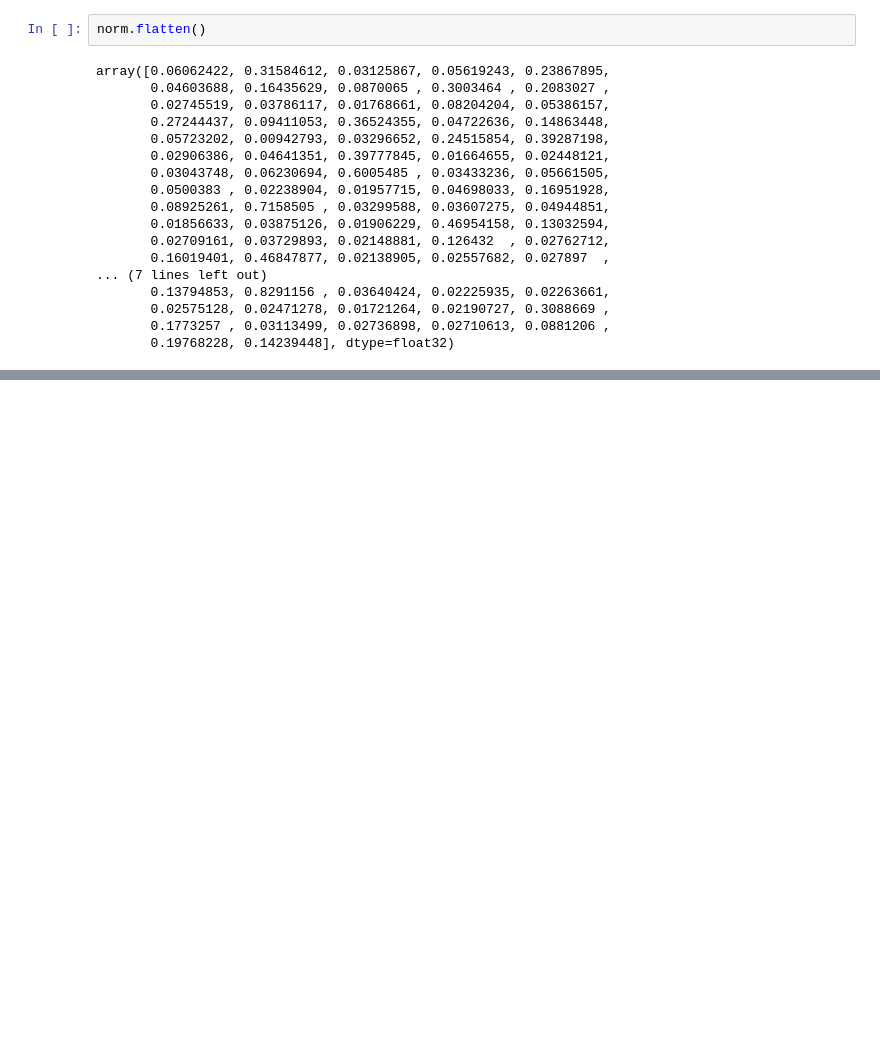
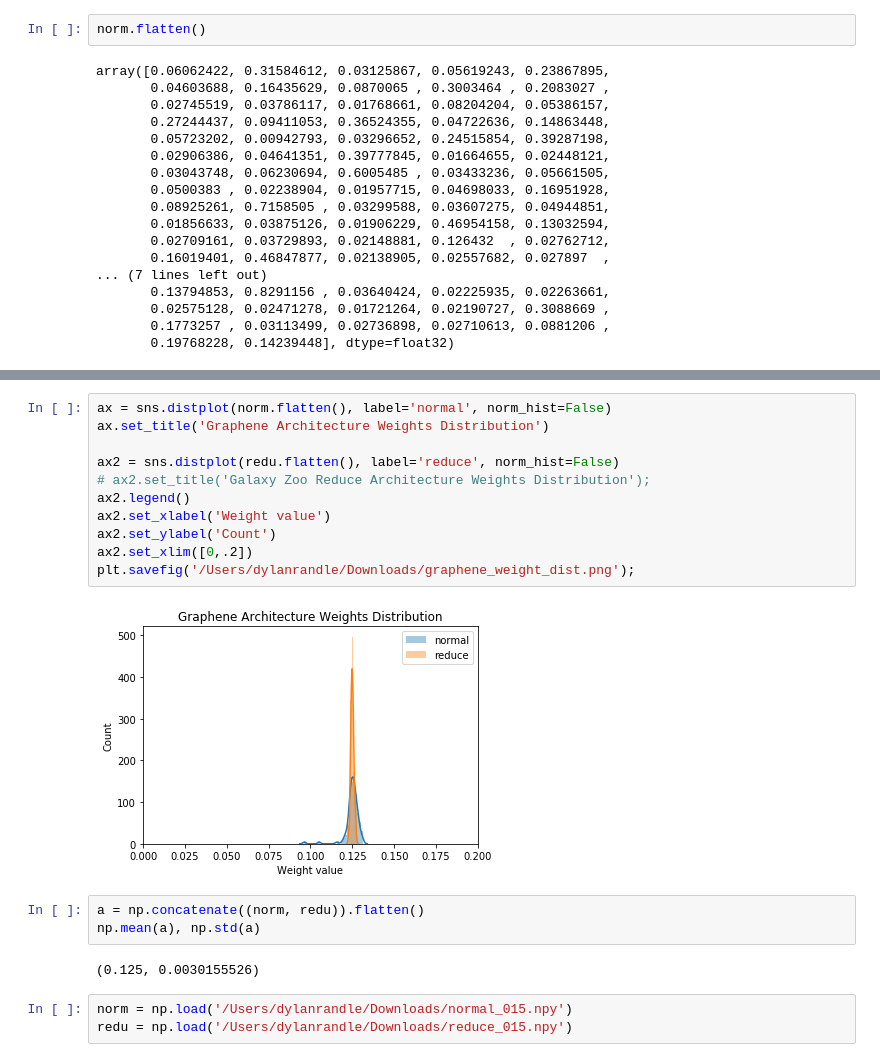
Before and after one commit to capstone2019-neuralsearch/AC297r_2019_NAS, a Jupyter notebook: visualization/arch_weights.ipynb, the cells around one changed output, grey strips where cells are left out. Cells and saved outputs as stored; diff of their text form; blank space fills up the shorter version.

```diff
--- a/visualization/arch_weights.ipynb
+++ b/visualization/arch_weights.ipynb
@@ -37,0 +49,21 @@ ax2.set_ylabel('Count');
+# %%
+ax = sns.distplot(norm.flatten(), label='normal', norm_hist=False)
+ax.set_title('Graphene Architecture Weights Distribution')
+
+ax2 = sns.distplot(redu.flatten(), label='reduce', norm_hist=False)
+# ax2.set_title('Galaxy Zoo Reduce Architecture Weights Distribution');
+ax2.legend()
+ax2.set_xlabel('Weight value')
+ax2.set_ylabel('Count')
+ax2.set_xlim([0,.2])
+plt.savefig('/Users/dylanrandle/Downloads/graphene_weight_dist.png');
+# %% [output]
+[figure, added]
+# %%
+a = np.concatenate((norm, redu)).flatten()
+np.mean(a), np.std(a)
+# %% [output]
+(0.125, 0.0030155526)
+# %%
+norm = np.load('/Users/dylanrandle/Downloads/normal_015.npy')
+redu = np.load('/Users/dylanrandle/Downloads/reduce_015.npy')
```
Also changed, not shown: parts of 6 cells of this notebook, 1 other file.
